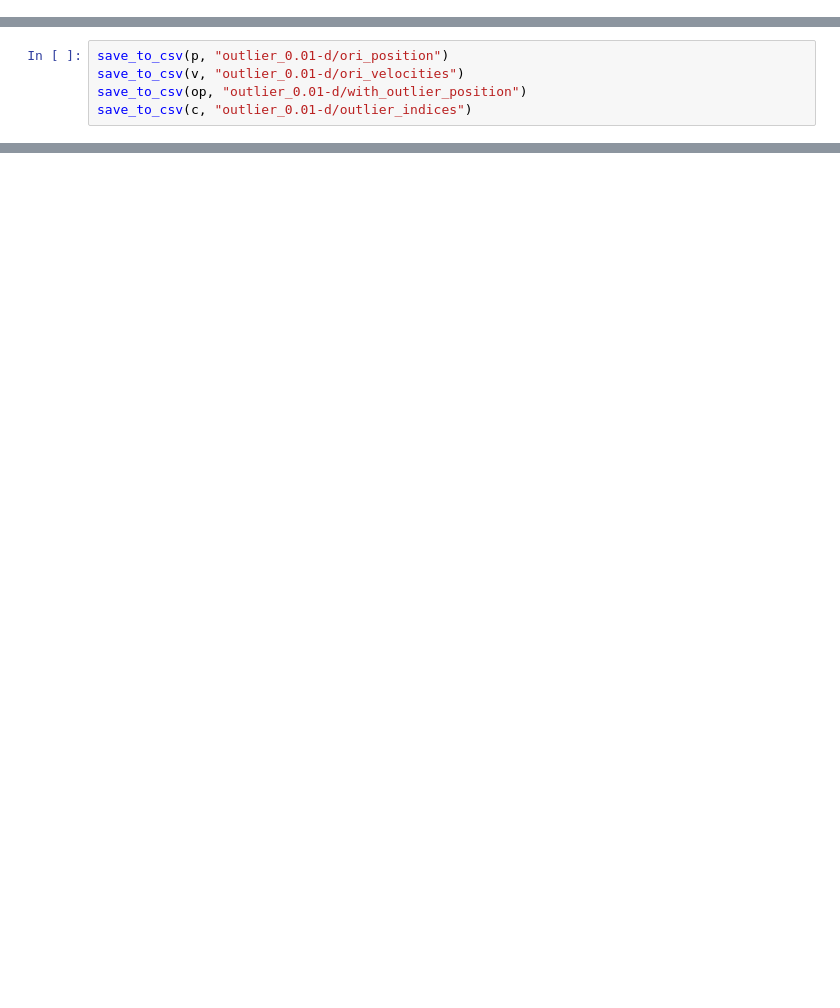
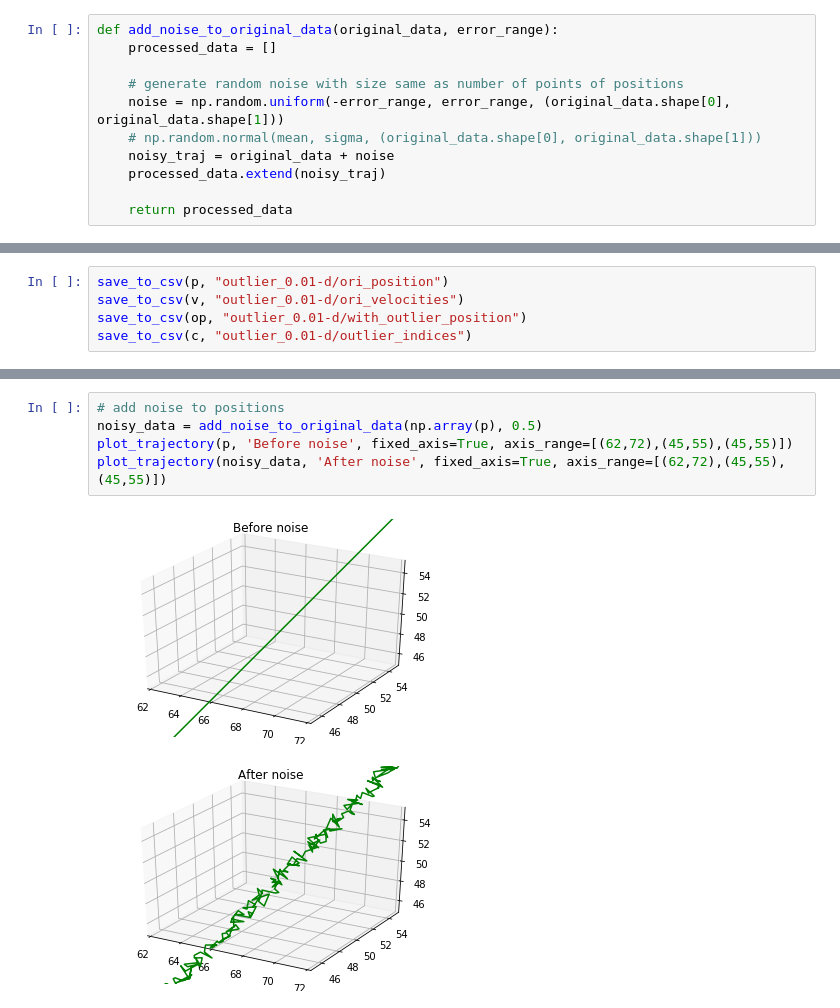
Before and after one commit to STEMO-CS5340/Trajectory, a Jupyter notebook: trajectory_gen.ipynb, the cells around one changed output, grey strips where cells are left out. Drawn from its saved outputs; the diff is of its cells as text; blank space fills up the shorter version.

Commit message:
data generation source code

```diff
--- a/trajectory_gen.ipynb
+++ b/trajectory_gen.ipynb
@@ -80,6 +81,17 @@ def generate_trajectory_recur(gen, count=0, position=None, velocity=None, accele
         return position, velocity, acceleration
     else:
         return generate_trajectory_recur(gen, count - 1, position, velocity, acceleration)
+# %%
+def add_noise_to_original_data(original_data, error_range):
+    processed_data = []
+
+    # generate random noise with size same as number of points of positions
+    noise = np.random.uniform(-error_range, error_range, (original_data.shape[0], original_data.shape[1]))
+    # np.random.normal(mean, sigma, (original_data.shape[0], original_data.shape[1]))
+    noisy_traj = original_data + noise
+    processed_data.extend(noisy_traj)
+
+    return processed_data
 # %%
 # arg1: list of positions
 # arg2: the rate of outliers to be generated in the list
@@ -144,0 +162,8 @@ save_to_csv(c, "outlier_0.01-d/outlier_indices")
+# %%
+# add noise to positions
+noisy_data = add_noise_to_original_data(np.array(p), 0.5)
+plot_trajectory(p, 'Before noise', fixed_axis=True, axis_range=[(62,72),(45,55),(45,55)])
+plot_trajectory(noisy_data, 'After noise', fixed_axis=True, axis_range=[(62,72),(45,55),(45,55)])
+# %% [output]
+[figure, added]
+[figure, added]
```
Also changed, not shown: parts of 10 cells of this notebook.
